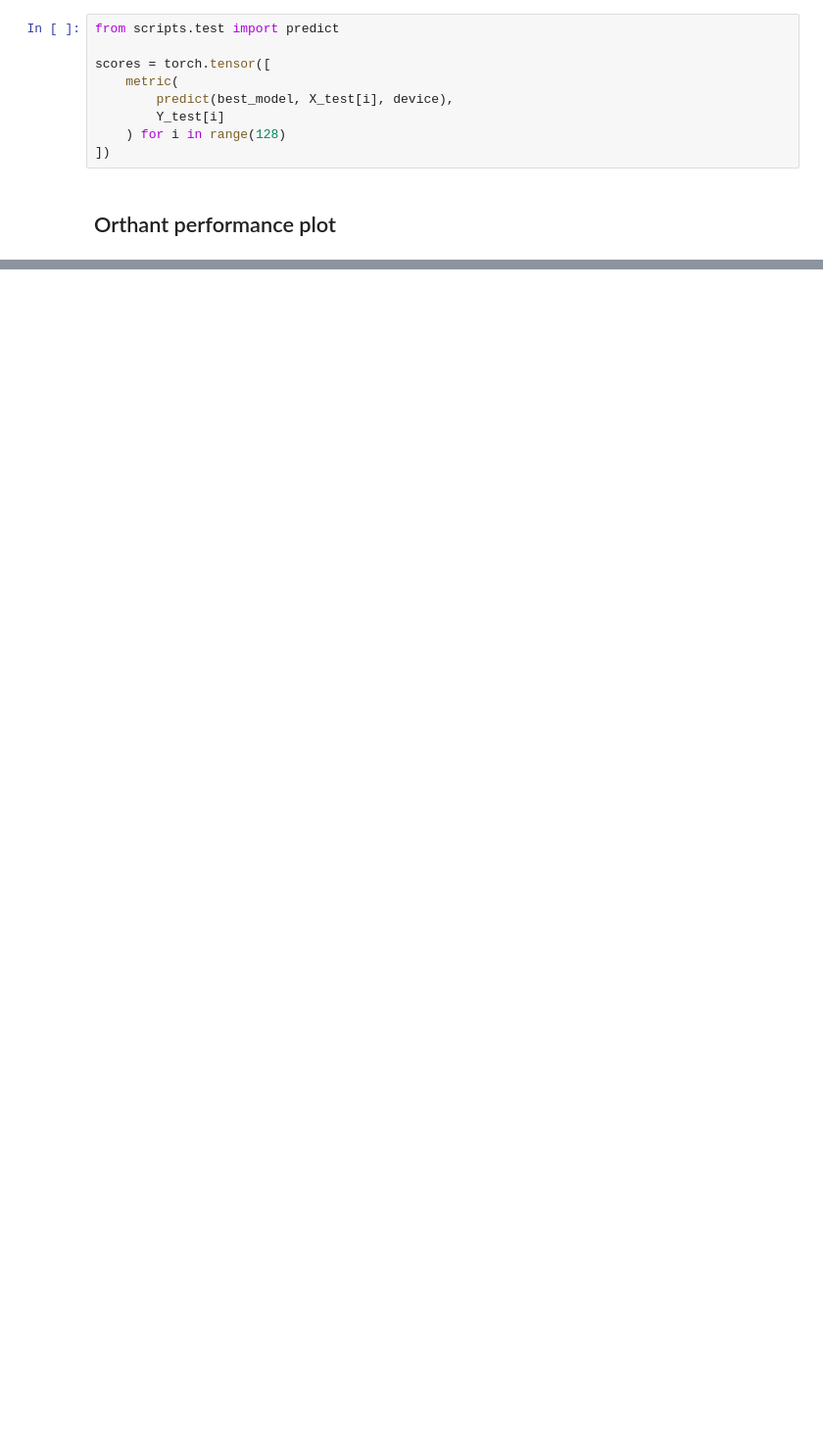
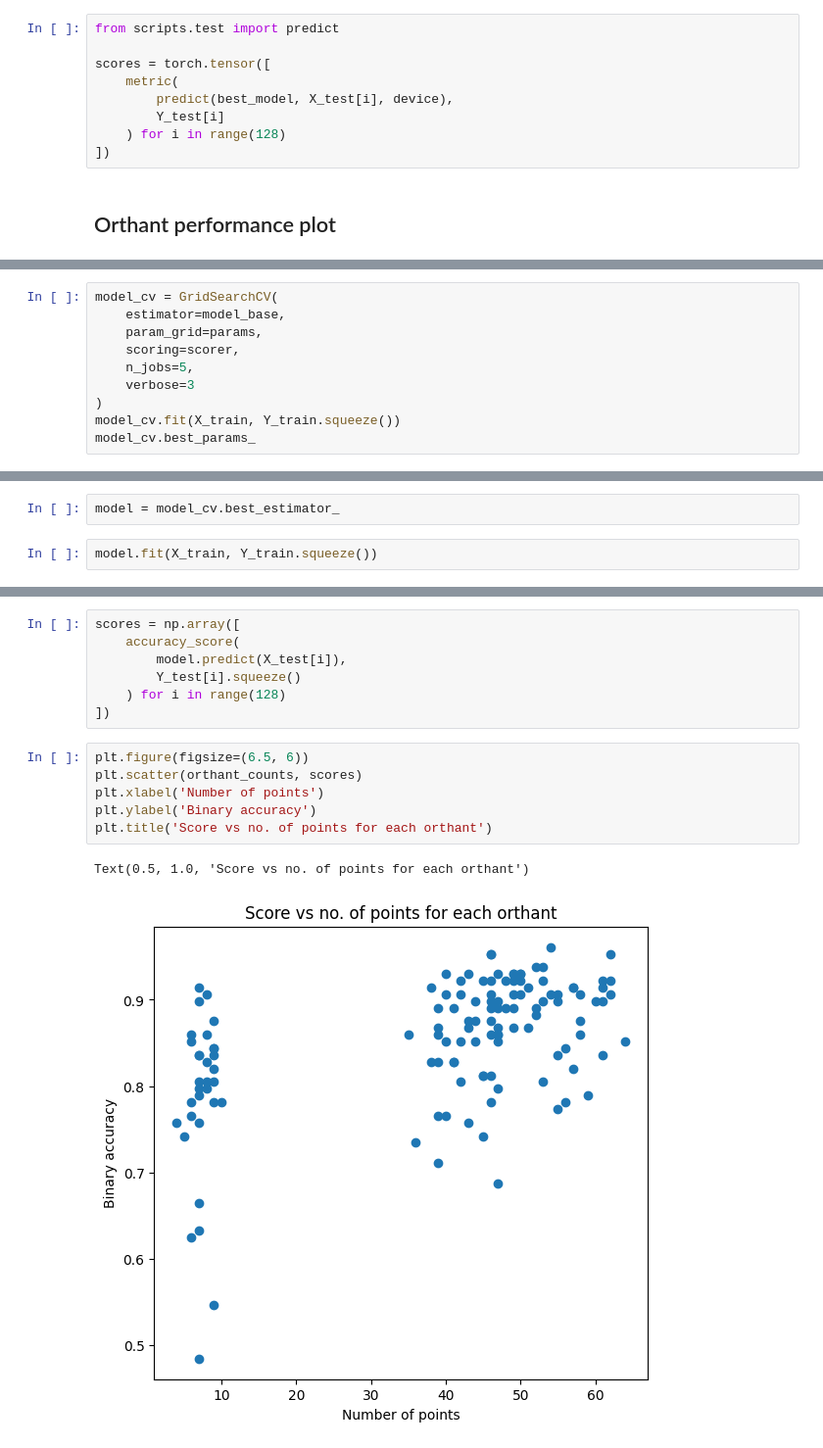
Before and after one commit to Bala-A87/UGRC, a Jupyter notebook: Code/orthants-symmetry.ipynb, the cells around one changed output, grey strips where cells are left out. Shown at 98% size. Saved outputs shown, nothing was run; the diff lists cells and outputs as text; blank space fills up the shorter version.

```diff
--- a/Code/orthants-symmetry.ipynb
+++ b/Code/orthants-symmetry.ipynb
@@ -430,0 +461,10 @@ pearsonr(orthant_counts, scores).statistic
+# %%
+model_cv = GridSearchCV(
+    estimator=model_base,
+    param_grid=params,
+    scoring=scorer,
+    n_jobs=5,
+    verbose=3
+)
+model_cv.fit(X_train, Y_train.squeeze())
+model_cv.best_params_
@@ -430,0 +506,4 @@ pearsonr(orthant_counts, scores).statistic
+# %%
+model = model_cv.best_estimator_
+# %%
+model.fit(X_train, Y_train.squeeze())
@@ -430,0 +519,16 @@ pearsonr(orthant_counts, scores).statistic
+# %%
+scores = np.array([
+    accuracy_score(
+        model.predict(X_test[i]),
+        Y_test[i].squeeze()
+    ) for i in range(128)
+])
+# %%
+plt.figure(figsize=(6.5, 6))
+plt.scatter(orthant_counts, scores)
+plt.xlabel('Number of points')
+plt.ylabel('Binary accuracy')
+plt.title('Score vs no. of points for each orthant')
+# %% [output]
+Text(0.5, 1.0, 'Score vs no. of points for each orthant')
+[figure, added]
```
Also changed, not shown: parts of 27 cells of this notebook.
